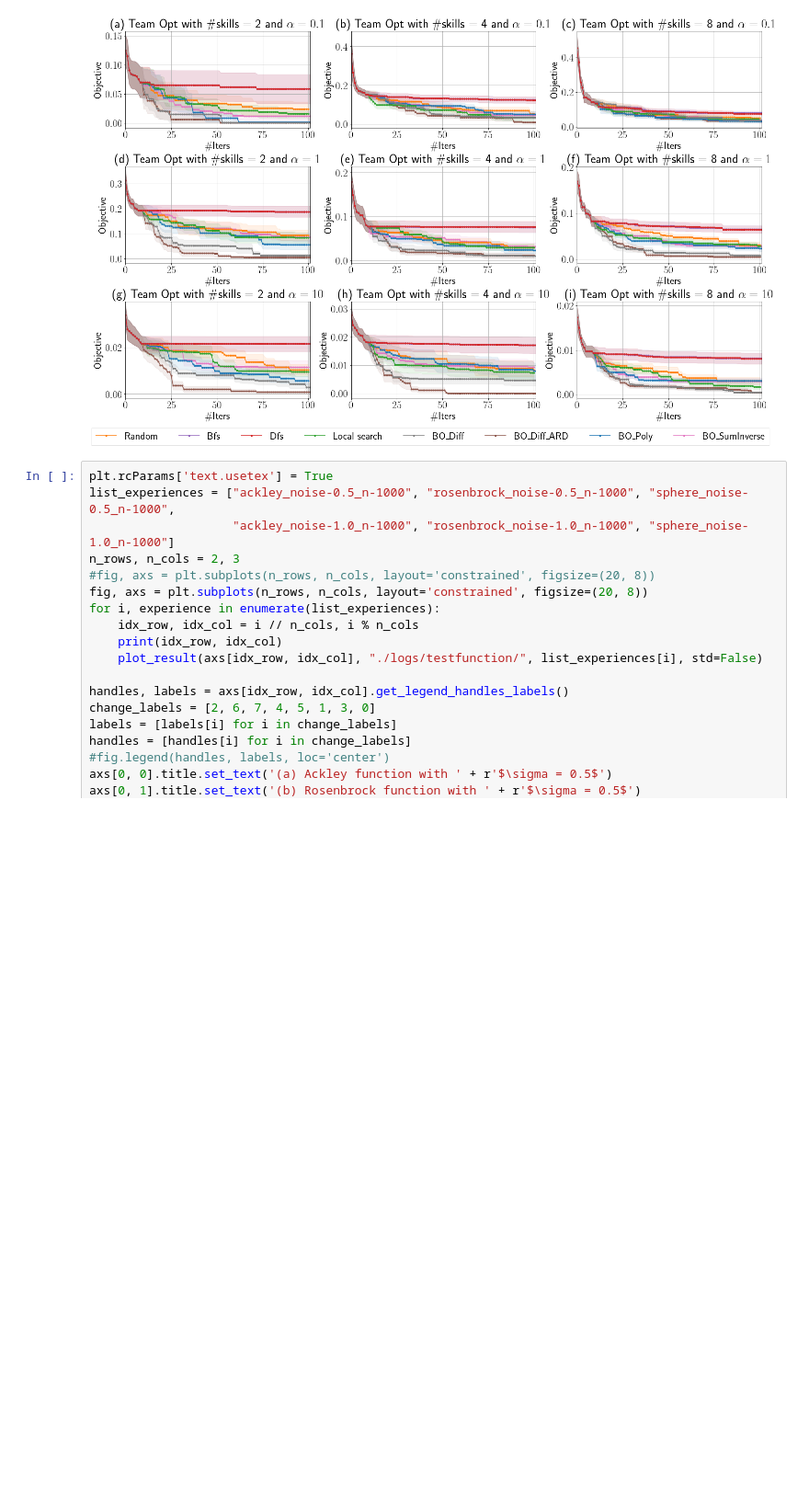
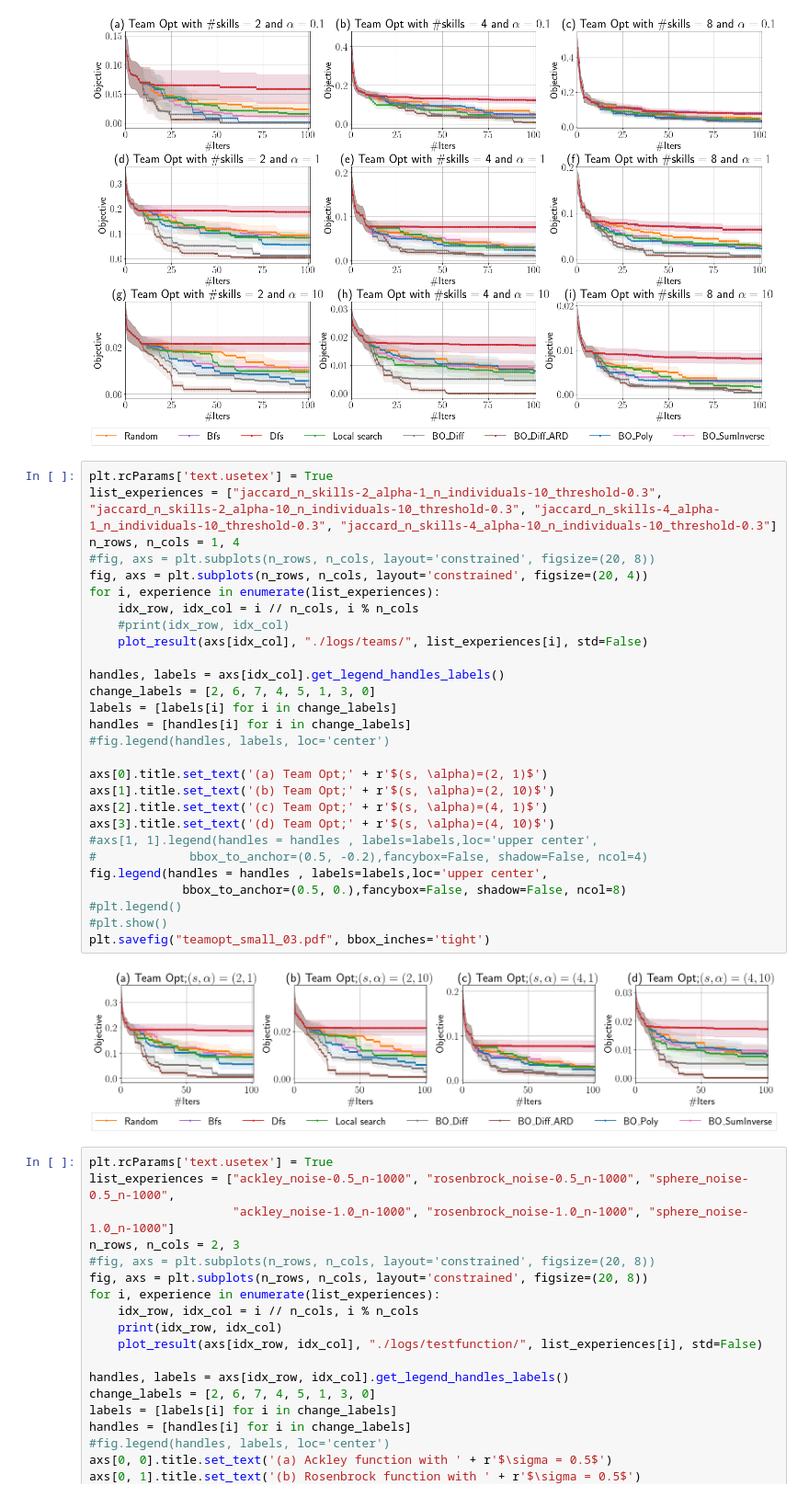
Before and after one commit to xingchenwan/bo-on-graph, a Jupyter notebook: notebooks/plot_results.ipynb, the cells around one changed output. Shown at 92% size. Drawn from its saved outputs; the diff is of its cells as text; blank space fills up the shorter version.

Commit message:
Add synthetic plots

```diff
--- a/notebooks/plot_results.ipynb
+++ b/notebooks/plot_results.ipynb
@@ -281,6 +281,36 @@ plt.savefig("teamopt_03.pdf", bbox_inches='tight')
 2 1
 2 2
 [figure]
+# %%
+plt.rcParams['text.usetex'] = True
+list_experiences = ["jaccard_n_skills-2_alpha-1_n_individuals-10_threshold-0.3", "jaccard_n_skills-2_alpha-10_n_individuals-10_threshold-0.3", "jaccard_n_skills-4_alpha-1_n_individuals-10_threshold-0.3", "jaccard_n_skills-4_alpha-10_n_individuals-10_threshold-0.3"]
+n_rows, n_cols = 1, 4
+#fig, axs = plt.subplots(n_rows, n_cols, layout='constrained', figsize=(20, 8))
+fig, axs = plt.subplots(n_rows, n_cols, layout='constrained', figsize=(20, 4))
+for i, experience in enumerate(list_experiences):
+    idx_row, idx_col = i // n_cols, i % n_cols
+    #print(idx_row, idx_col)
+    plot_result(axs[idx_col], "./logs/teams/", list_experiences[i], std=False)
+
+handles, labels = axs[idx_col].get_legend_handles_labels()
+change_labels = [2, 6, 7, 4, 5, 1, 3, 0]
+labels = [labels[i] for i in change_labels]
+handles = [handles[i] for i in change_labels]
+#fig.legend(handles, labels, loc='center')
+
+axs[0].title.set_text('(a) Team Opt;' + r'$(s, \alpha)=(2, 1)$')
+axs[1].title.set_text('(b) Team Opt;' + r'$(s, \alpha)=(2, 10)$')
+axs[2].title.set_text('(c) Team Opt;' + r'$(s, \alpha)=(4, 1)$')
+axs[3].title.set_text('(d) Team Opt;' + r'$(s, \alpha)=(4, 10)$')
+#axs[1, 1].legend(handles = handles , labels=labels,loc='upper center',
+#             bbox_to_anchor=(0.5, -0.2),fancybox=False, shadow=False, ncol=4)
+fig.legend(handles = handles , labels=labels,loc='upper center',
+             bbox_to_anchor=(0.5, 0.),fancybox=False, shadow=False, ncol=8)
+#plt.legend()
+#plt.show()
+plt.savefig("teamopt_small_03.pdf", bbox_inches='tight')
+# %% [output]
+[figure, added]
 # %%
 plt.rcParams['text.usetex'] = True
 list_experiences = ["ackley_noise-0.5_n-1000", "rosenbrock_noise-0.5_n-1000", "sphere_noise-0.5_n-1000",
```
Also changed, not shown: parts of 2 cells of this notebook, 3 other files.
